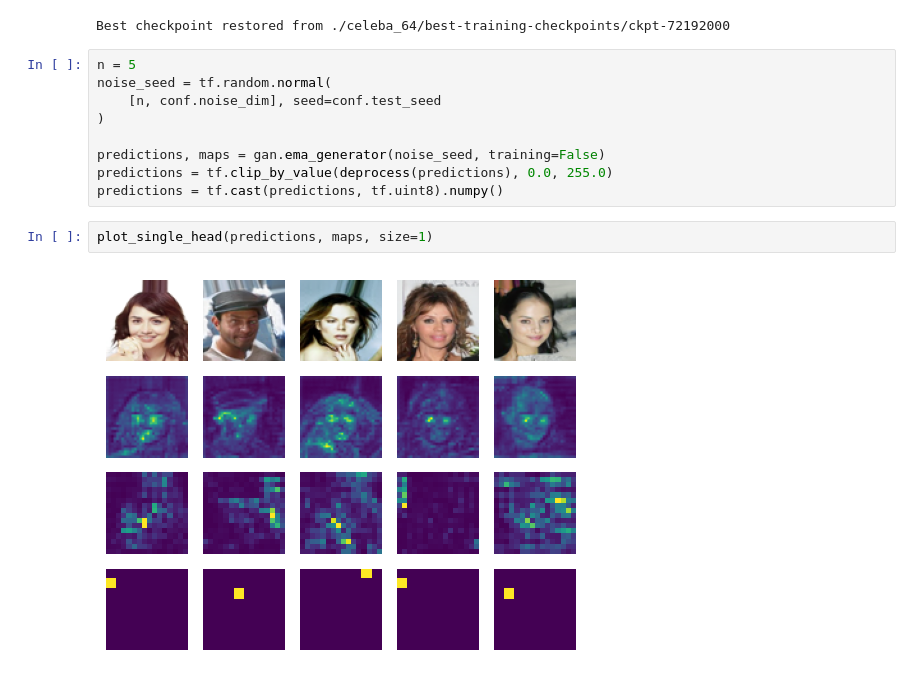
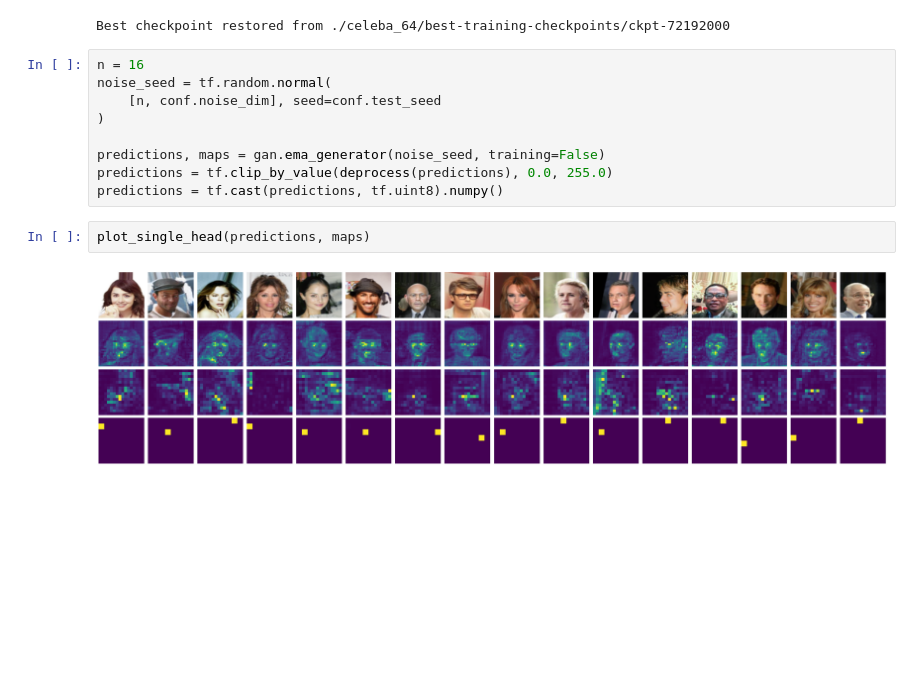
Before and after one commit to milmor/LadaGAN, a Jupyter notebook: demo.ipynb, the cells around one changed output. Saved outputs shown, nothing was run; the diff lists cells and outputs as text; blank space fills up the shorter version.

```diff
--- a/demo.ipynb
+++ b/demo.ipynb
@@ -68,7 +68,7 @@ gan.restore_generator(model_dir)
 # %% [output]
 Best checkpoint restored from ./celeba_64/best-training-checkpoints/ckpt-72192000
 # %%
-n = 5
+n = 16
 noise_seed = tf.random.normal(
     [n, conf.noise_dim], seed=conf.test_seed
 )
@@ -77,6 +77,6 @@ predictions, maps = gan.ema_generator(noise_seed, training=False)
 predictions = tf.clip_by_value(deprocess(predictions), 0.0, 255.0)
 predictions = tf.cast(predictions, tf.uint8).numpy()
 # %%
-plot_single_head(predictions, maps, size=1)
+plot_single_head(predictions, maps)
 # %% [output]
-[figure, old version]
+[figure, new version]
```
